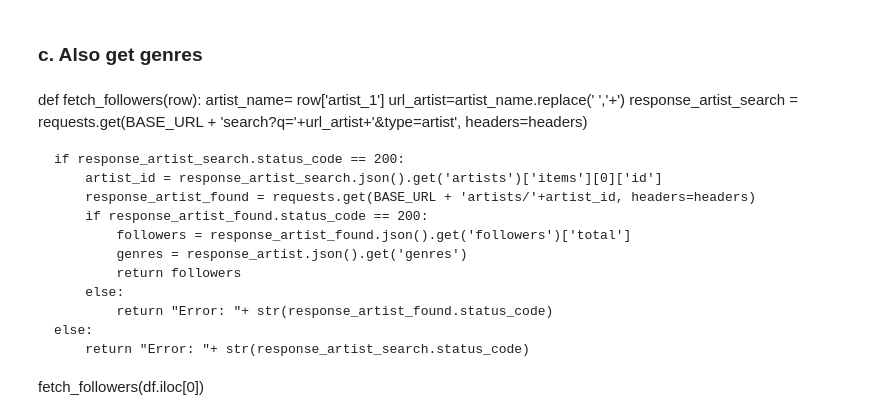
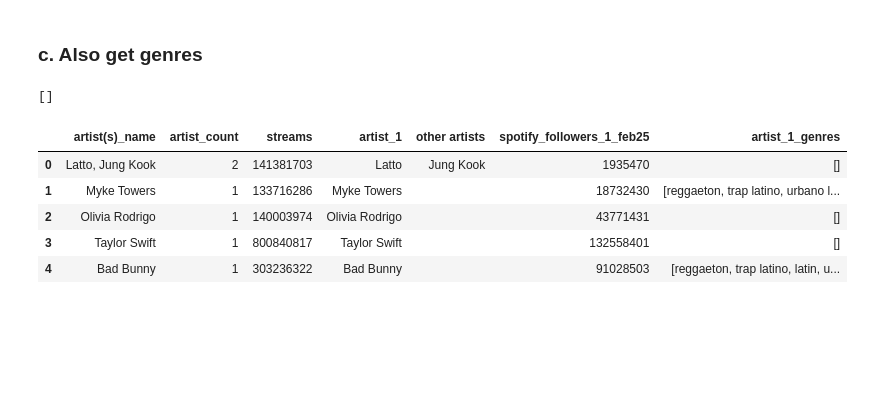
Before and after one commit to luciewparis/streamlit_spotify_project_ghl, a Jupyter notebook: notebooks/get_spotify_data.ipynb, the cells around one changed output. Saved outputs shown, nothing was run; the diff lists cells and outputs as text; code cells hidden in the pictures; blank space fills up the shorter version.

```diff
--- a/notebooks/get_spotify_data.ipynb
+++ b/notebooks/get_spotify_data.ipynb
@@ -276,22 +276,34 @@ df
 # %% [markdown]
 ### c. Also get genres
-# %% [markdown]
-def fetch_followers(row):
-    artist_name= row['artist_1']
-    url_artist=artist_name.replace(' ','+')
-    response_artist_search = requests.get(BASE_URL + 'search?q='+url_artist+'&type=artist', headers=headers)
-
-    if response_artist_search.status_code == 200:
-        artist_id = response_artist_search.json().get('artists')['items'][0]['id']
-        response_artist_found = requests.get(BASE_URL + 'artists/'+artist_id, headers=headers)
-        if response_artist_found.status_code == 200:
-            followers = response_artist_found.json().get('followers')['total']
-            genres = response_artist.json().get('genres')
-            return followers
-        else:
-            return "Error: "+ str(response_artist_found.status_code)
-    else:
-        return "Error: "+ str(response_artist_search.status_code)
-
-
-fetch_followers(df.iloc[0])
+# %%
+def fetch_genres(row):
+    artist_name= row['artist_1']
+    url_artist=artist_name.replace(' ','+')
+    response_artist_search = requests.get(BASE_URL + 'search?q='+url_artist+'&type=artist', headers=headers)
+
+    if response_artist_search.status_code == 200:
+        artist_id = response_artist_search.json().get('artists')['items'][0]['id']
+        response_artist_found = requests.get(BASE_URL + 'artists/'+artist_id, headers=headers)
+        if response_artist_found.status_code == 200:
+            genres = response_artist_found.json().get('genres')
+            return genres
+        else:
+            return "Error: "+ str(response_artist_found.status_code)
+    else:
+        return "Error: "+ str(response_artist_search.status_code)
+
+
+fetch_genres(df.iloc[0])
+# %% [output]
+[]
+# %%
+df['artist_1_genres']=df.apply(fetch_genres, axis=1)
+df
+# a lot of artists now no longer have genres: seems to be a recent change with no communication by spotify (see https://community.spotify.com/t5/Spotify-for-Developers/Genres-from-artists-have-been-removed/td-p/6659559)
+# %% [output]
+|  | artist(s)_name | artist_count | streams | artist_1 | other artists | spotify_followers_1_feb25 | artist_1_genres |
+| 0 | Latto, Jung Kook | 2 | 141381703 | Latto | Jung Kook | 1935470 | [] |
+| 1 | Myke Towers | 1 | 133716286 | Myke Towers |  | 18732430 | [reggaeton, trap latino, urbano l... |
+| 2 | Olivia Rodrigo | 1 | 140003974 | Olivia Rodrigo |  | 43771431 | [] |
+| 3 | Taylor Swift | 1 | 800840817 | Taylor Swift |  | 132558401 | [] |
+| 4 | Bad Bunny | 1 | 303236322 | Bad Bunny |  | 91028503 | [reggaeton, trap latino, latin, u... |
```
Also changed, not shown: parts of 33 cells of this notebook, 3 other files.
